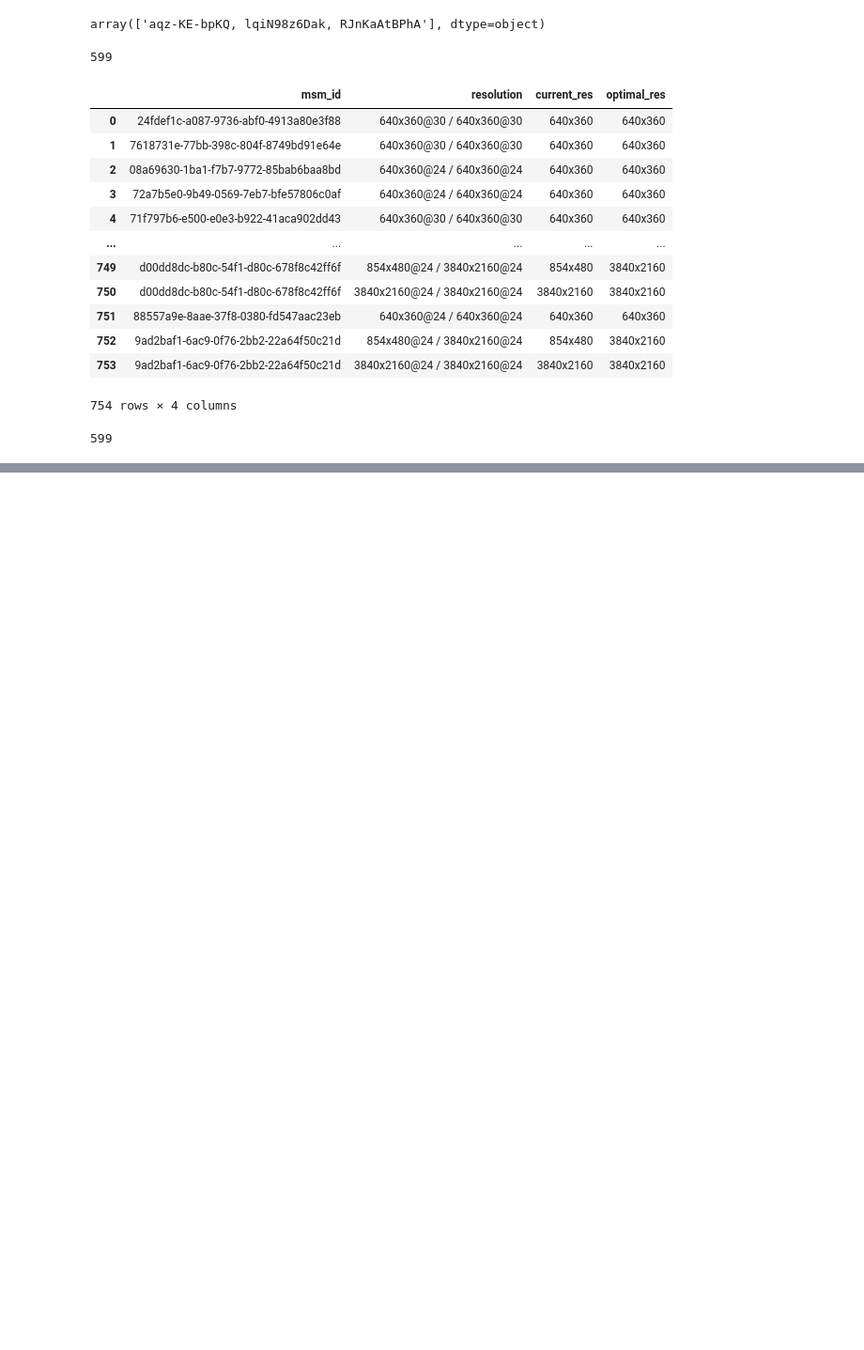
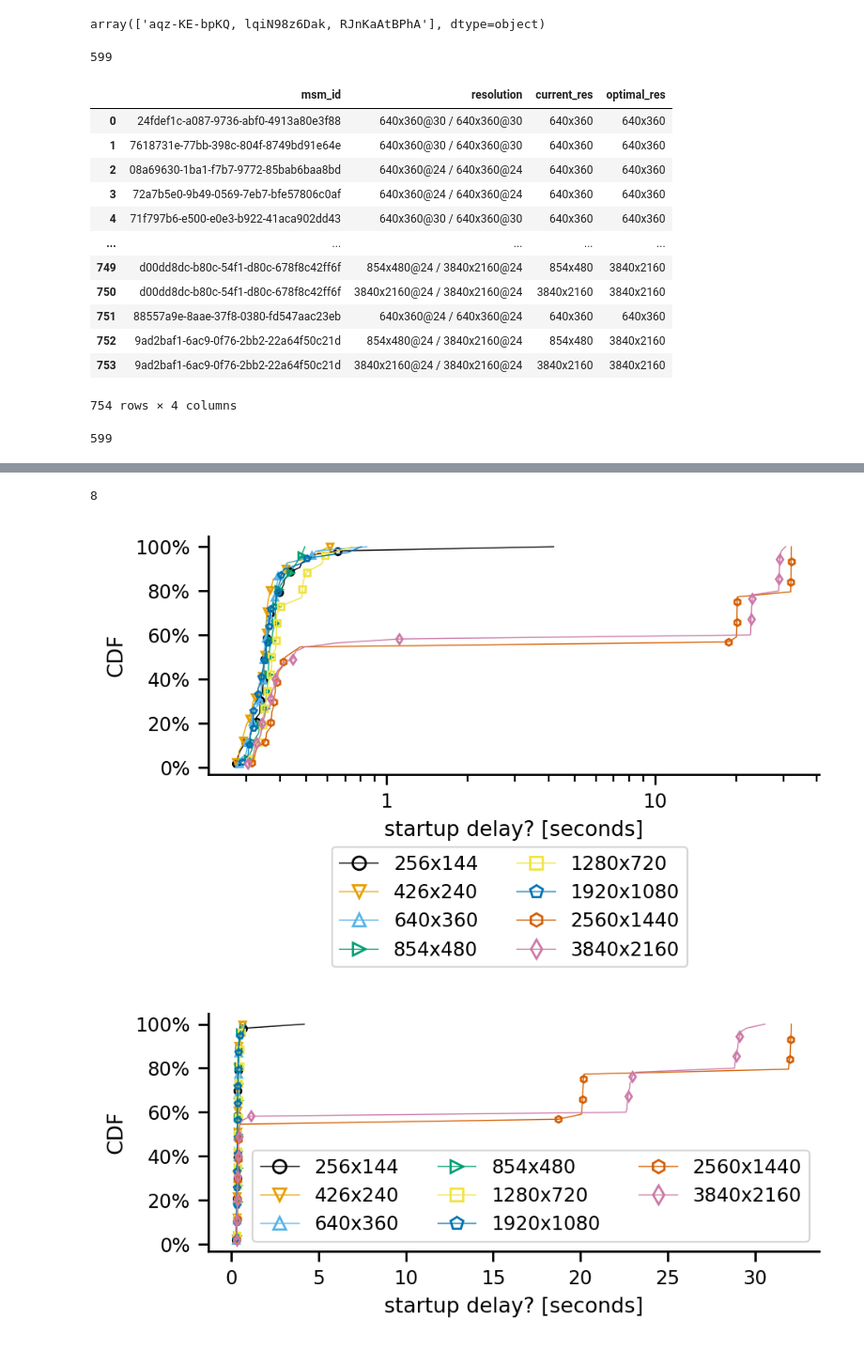
Before and after one commit to justus237/dns-analysis, a Jupyter notebook: youtube-video-quality-test.ipynb, the cells around one changed output, grey strips where cells are left out. Shown at 94% size. Drawn from its saved outputs; the diff is of its cells as text; code cells hidden in the pictures; blank space fills up the shorter version.

Commit message:
startup delay by initial player size

```diff
--- a/youtube-video-quality-test.ipynb
+++ b/youtube-video-quality-test.ipynb
@@ -246,0 +263,2 @@ df_nerd_stats_resolutions[df_nerd_stats_resolutions.current_res == df_nerd_stats
+# %%
+df_start_time_with_meta = pd.merge(df_start_time[['startup_delay', 'msm_id']], measurements[measurements.cacheWarming == 0][['msm_id', 'player_dimensions']], on='msm_id')
@@ -246,0 +281,65 @@ df_nerd_stats_resolutions[df_nerd_stats_resolutions.current_res == df_nerd_stats
+# %%
+df_start_time_with_meta.player_dimensions.unique()
+# %% [output]
+8
+# %%
+colors = dict(zip(list(df_start_time_with_meta.player_dimensions.unique()), ['C0','C1','C2','C3','C4','C5','C6','C7']))
+
+markers = dict(zip(list(df_start_time_with_meta.player_dimensions.unique()), ['o','v','^','>','s','p','h','d']))
+# %%
+lnwidth = .5
+mrksize = 3
+figname = 'test'
+for log in [True, False]:
+    fig, ax = plt.subplots(figsize=(5,2))
+    for resolution in df_start_time_with_meta.player_dimensions.unique():
+        cdf = Cdf.MakeCdfFromList(df_start_time_with_meta[df_start_time_with_meta.player_dimensions == resolution]['startup_delay'])
+        ax.plot(cdf.xs, cdf.ps, label=resolution,
+                    linestyle='-', linewidth=lnwidth,
+                    markersize=mrksize, fillstyle='none',
+                    markevery=max(1, int(len(cdf.xs)/10)), drawstyle="default",
+                    color=colors[resolution], marker=markers[resolution]
+                   )
+
+
+
+    #else:
+    #ax.xaxis.set_major_formatter(plt.FuncFormatter(lambda x,y: human_format(x)))
+    #if log:
+    #    ax.xaxis.set_major_formatter(PercentFormatter(xmax = 1.0, decimals=1))
+    #else:
+    ax.yaxis.set_major_formatter(PercentFormatter(xmax = 1.0))
+
+    ax.spines['right'].set_color('none')
+    ax.spines['top'].set_color('none')
+    ax.yaxis.set_ticks_position('left')
+    ax.xaxis.set_ticks_position('bottom')
+    ax.spines['bottom'].set_position(('axes', -0.0))
+    ax.spines['left'].set_position(('axes', -0.0))
+
+    if not log:
+        #ax.legend(loc='center', ncol=1, markerscale=10, bbox_to_anchor=(0.5, -.6))
+        ax.legend(loc='lower right', ncol=3, markerscale=2)
+    else:
+        ax.set_xscale('log')
+        #ax.set_xscale('symlog')
+        ax.legend(loc='lower right', ncol=2, markerscale=2, bbox_to_anchor=(.8, -.85))
+
+    ax.xaxis.set_major_formatter(ticker.StrMethodFormatter("{x:g}"))
+
+
+    ax.set_title("")
+
+    ax.set_xlabel("startup delay? [seconds]")
+
+    ax.set_ylabel("CDF")
+
+
+    #if log:
+    #    fig.savefig(figname+'-log.pdf', format='pdf', bbox_inches='tight')
+    #else:
+    #    fig.savefig(figname+'.pdf', format='pdf', bbox_inches='tight')
+    plt.show()
+# %% [output]
+[figure, added]
+[figure, added]
```
Also changed, not shown: parts of 3 cells of this notebook.
